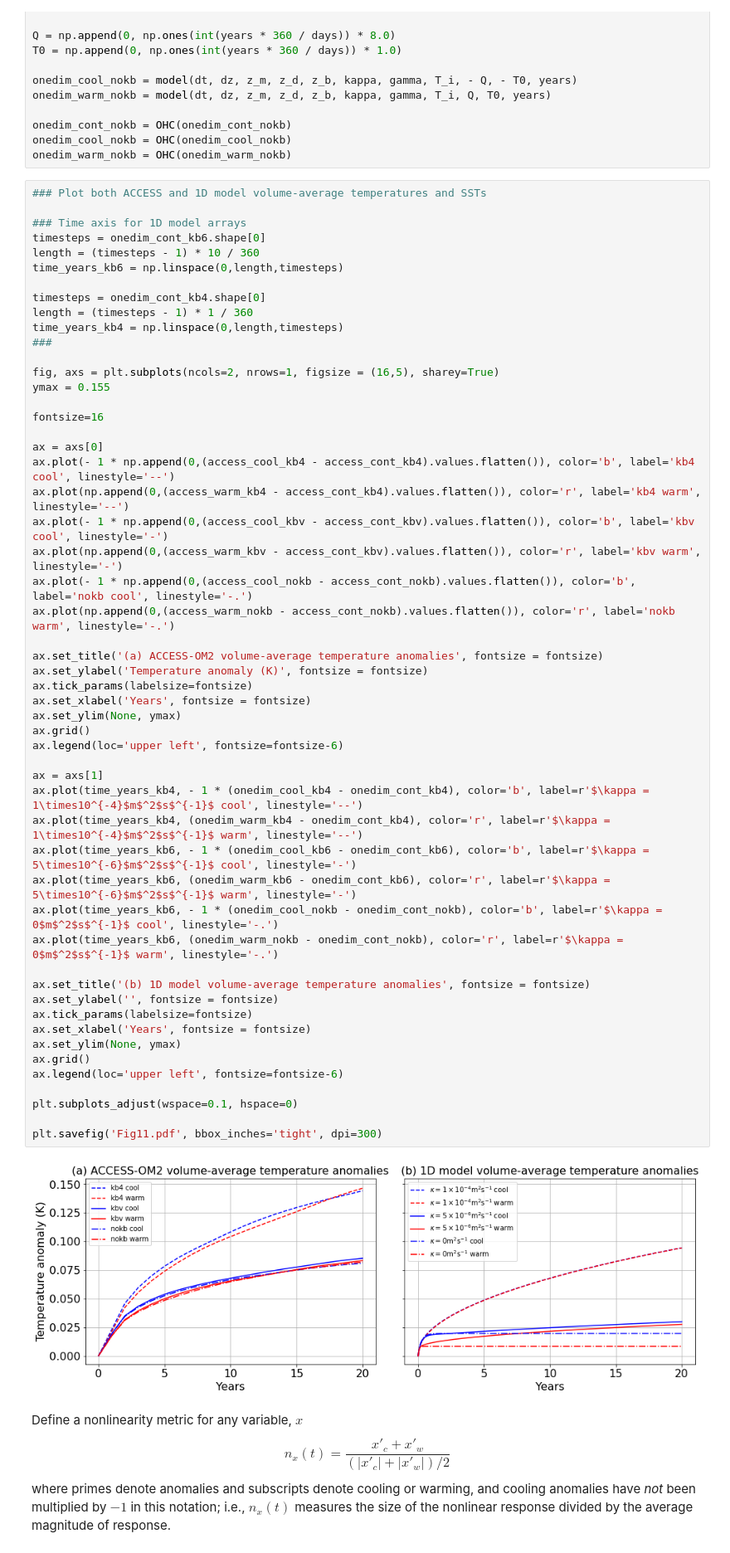
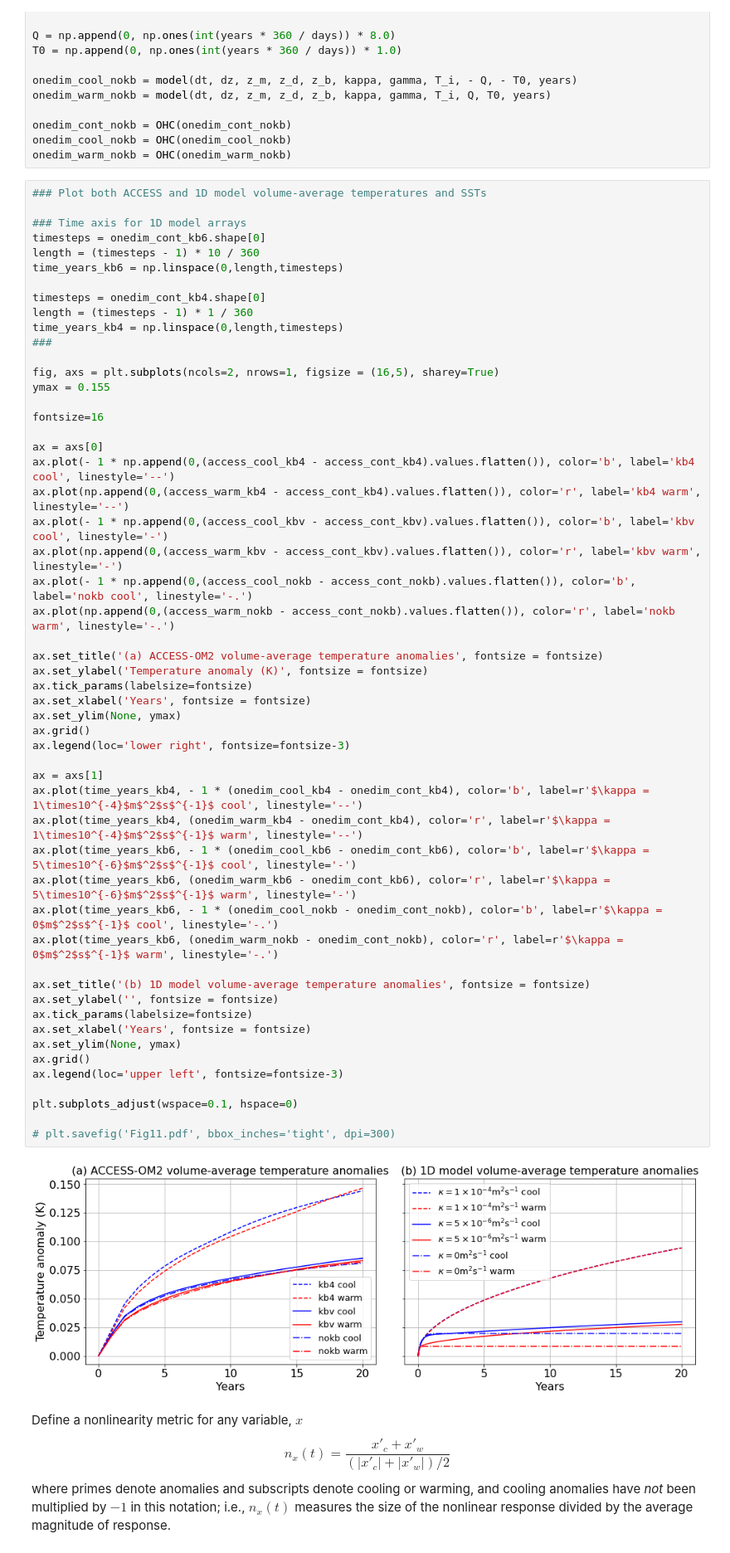
Before and after one commit to mpudig/HonoursThesis, a Jupyter notebook: Figure_code/Fig11.ipynb, the cells around one changed output. Shown at 83% size. Cells and saved outputs as stored; diff of their text form.

```diff
--- a/Figure_code/Fig11.ipynb
+++ b/Figure_code/Fig11.ipynb
@@ -384,37 +384,37 @@ ax.plot(np.append(0,(access_warm_kb4 - access_cont_kb4).values.flatten()), color
 ax.plot(- 1 * np.append(0,(access_cool_kbv - access_cont_kbv).values.flatten()), color='b', label='kbv cool', linestyle='-')
 ax.plot(np.append(0,(access_warm_kbv - access_cont_kbv).values.flatten()), color='r', label='kbv warm', linestyle='-')
 ax.plot(- 1 * np.append(0,(access_cool_nokb - access_cont_nokb).values.flatten()), color='b', label='nokb cool', linestyle='-.')
 ax.plot(np.append(0,(access_warm_nokb - access_cont_nokb).values.flatten()), color='r', label='nokb warm', linestyle='-.')
 
 ax.set_title('(a) ACCESS-OM2 volume-average temperature anomalies', fontsize = fontsize)
 ax.set_ylabel('Temperature anomaly (K)', fontsize = fontsize)
 ax.tick_params(labelsize=fontsize)
 ax.set_xlabel('Years', fontsize = fontsize)
 ax.set_ylim(None, ymax)
 ax.grid()
-ax.legend(loc='upper left', fontsize=fontsize-6)
+ax.legend(loc='lower right', fontsize=fontsize-3)
 
 ax = axs[1]
 ax.plot(time_years_kb4, - 1 * (onedim_cool_kb4 - onedim_cont_kb4), color='b', label=r'$\kappa = 1\times10^{-4}$m$^2$s$^{-1}$ cool', linestyle='--')
 ax.plot(time_years_kb4, (onedim_warm_kb4 - onedim_cont_kb4), color='r', label=r'$\kappa = 1\times10^{-4}$m$^2$s$^{-1}$ warm', linestyle='--')
 ax.plot(time_years_kb6, - 1 * (onedim_cool_kb6 - onedim_cont_kb6), color='b', label=r'$\kappa = 5\times10^{-6}$m$^2$s$^{-1}$ cool', linestyle='-')
 ax.plot(time_years_kb6, (onedim_warm_kb6 - onedim_cont_kb6), color='r', label=r'$\kappa = 5\times10^{-6}$m$^2$s$^{-1}$ warm', linestyle='-')
 ax.plot(time_years_kb6, - 1 * (onedim_cool_nokb - onedim_cont_nokb), color='b', label=r'$\kappa = 0$m$^2$s$^{-1}$ cool', linestyle='-.')
 ax.plot(time_years_kb6, (onedim_warm_nokb - onedim_cont_nokb), color='r', label=r'$\kappa = 0$m$^2$s$^{-1}$ warm', linestyle='-.')
 
 ax.set_title('(b) 1D model volume-average temperature anomalies', fontsize = fontsize)
 ax.set_ylabel('', fontsize = fontsize)
 ax.tick_params(labelsize=fontsize)
 ax.set_xlabel('Years', fontsize = fontsize)
 ax.set_ylim(None, ymax)
 ax.grid()
-ax.legend(loc='upper left', fontsize=fontsize-6)
+ax.legend(loc='upper left', fontsize=fontsize-3)
 
 plt.subplots_adjust(wspace=0.1, hspace=0)
 
-plt.savefig('Fig11.pdf', bbox_inches='tight', dpi=300)
+# plt.savefig('Fig11.pdf', bbox_inches='tight', dpi=300)
 # %% [output]
-[figure, old version]
+[figure, new version]
 # %% [markdown]
 Define a nonlinearity metric for any variable, $x$ $$n_x(t) = \frac{x'_c + x'_w}{(|x'_c| + |x'_w|)/ 2}$$ where primes denote anomalies and subscripts denote cooling or warming, and cooling anomalies have _not_ been multiplied by $-1$ in this notation; i.e., $n_x(t)$ measures the size of the nonlinear response divided by the average magnitude of response.
 # %%
```
Also changed, not shown: parts of 1 cell of this notebook, 28 other files.
